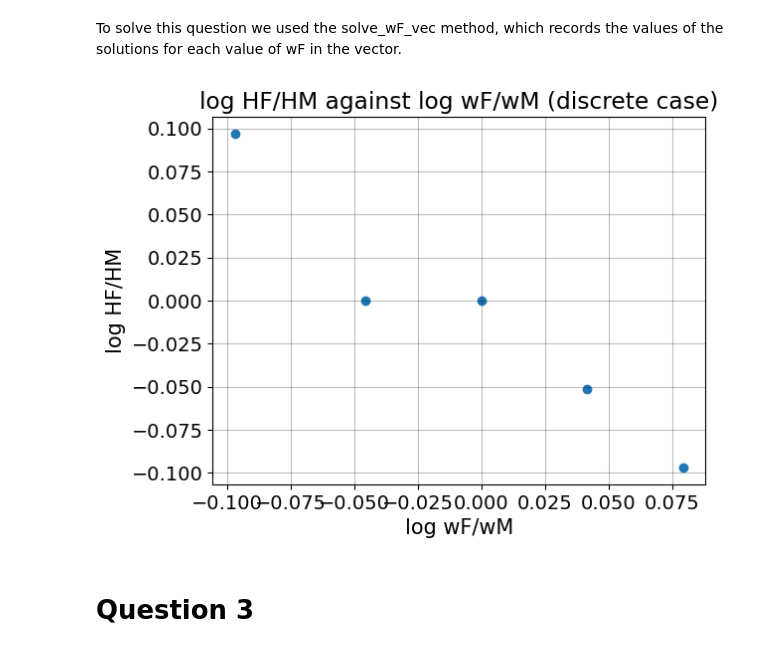
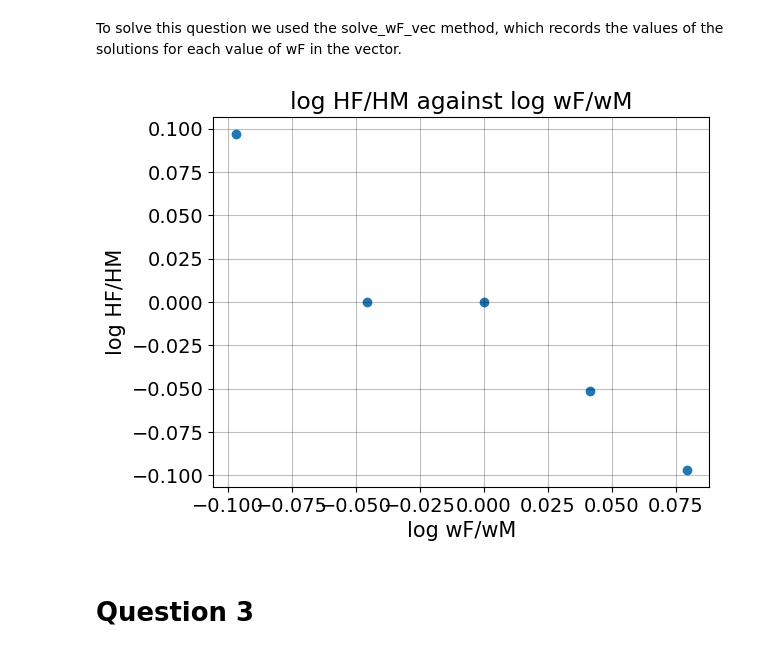
Before and after one commit to NumEconCopenhagen/projects-2023-the-best-duo, a Jupyter notebook: inauguralproject/inauguralproject.ipynb, the cells around one changed output. Cells and saved outputs as stored; diff of their text form; code cells hidden in the pictures.

```diff
--- a/inauguralproject/inauguralproject.ipynb
+++ b/inauguralproject/inauguralproject.ipynb
@@ -61,26 +64,15 @@ As we discovered, the ratio tends to get higher for higher levels of alpha and s
 # Question 2
 # %% [markdown]
 To solve this question we used the solve_wF_vec method, which records the values of the solutions for each value of wF in the vector.
-# %%
-# a. settings
-model = HouseholdSpecializationModelClass()
-model.par.wM_vec = np.ones(len(model.par.wF_vec))
-
-# b. solve
-sol = model.solve_wF_vec(discrete=True)
-
-# c. log the ratios
-logHF_HM = np.log10(sol.HF_vec / sol.HM_vec)
-logwF_wM = np.log10(model.par.wF_vec / model.par.wM_vec)
-
-# d. plot
-plt.scatter(logwF_wM, logHF_HM)
-plt.xlabel("log wF/wM",size=15)
-plt.ylabel("log HF/HM",size=15)
-plt.title("log HF/HM against log wF/wM (discrete case)")
-plt.show()
-# %% [output]
-[figure, removed]
+# %%
+# a. settings
+model = HouseholdSpecializationModelClass()
+model.par.wM_vec = np.ones(len(model.par.wF_vec))
+
+# b. solve
+model.solve_wF_vec(model.solve_discrete,plot=True)
+# %% [output]
+[figure, added]
 # %% [markdown]
 # Question 3
 # %% [markdown]
```
Also changed, not shown: parts of 6 cells of this notebook, 1 other file.
